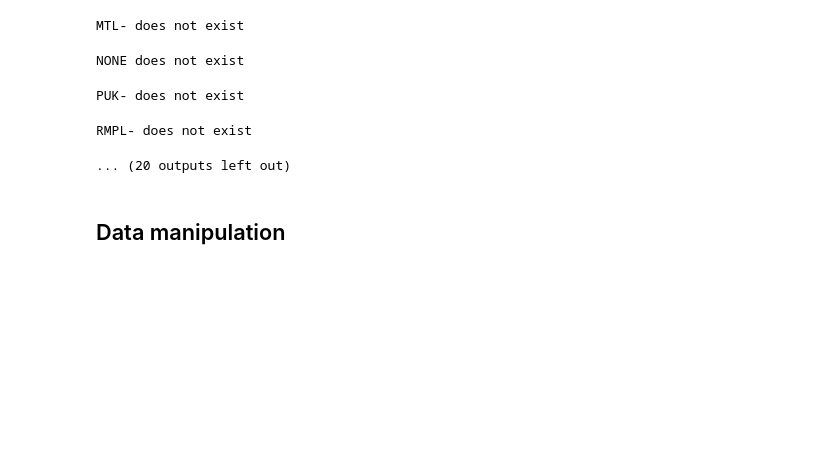
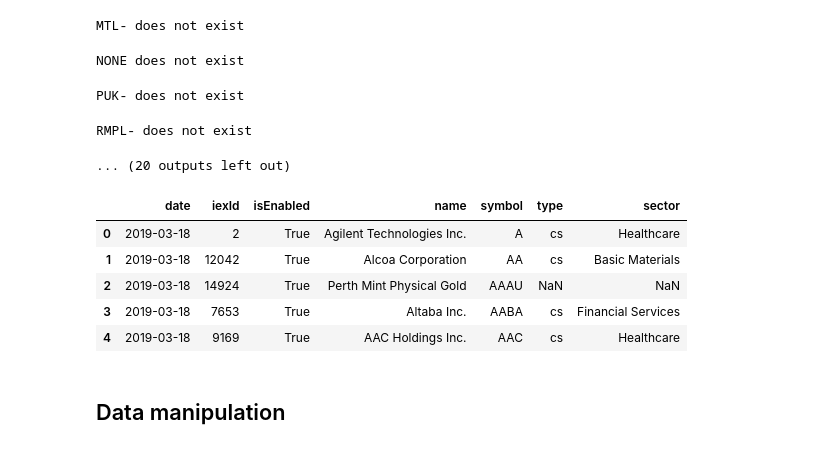
Before and after one commit to NumEconCopenhagen/projects-2019-wms, a Jupyter notebook: dataproject/dataProject.ipynb, the cells around one changed output. Saved outputs shown, nothing was run; the diff lists cells and outputs as text; code cells hidden in the pictures; blank space fills up the shorter version.

```diff
--- a/dataproject/dataProject.ipynb
+++ b/dataproject/dataProject.ipynb
@@ -123,6 +123,15 @@ df_sect=df_sect.rename(columns={0 : 'sector'}) #renaming col
 
 #Merging onto df_ticker
 df_ticker=pd.merge(df_ticker, df_sect, how='left',  left_on=df_ticker['symbol'], right_index=True)
+# %%
+df_ticker.head()
+# %% [output]
+|  | date | iexId | isEnabled | name | symbol | type | sector |
+| 0 | 2019-03-18 | 2 | True | Agilent Technologies Inc. | A | cs | Healthcare |
+| 1 | 2019-03-18 | 12042 | True | Alcoa Corporation | AA | cs | Basic Materials |
+| 2 | 2019-03-18 | 14924 | True | Perth Mint Physical Gold | AAAU | NaN | NaN |
+| 3 | 2019-03-18 | 7653 | True | Altaba Inc. | AABA | cs | Financial Services |
+| 4 | 2019-03-18 | 9169 | True | AAC Holdings Inc. | AAC | cs | Healthcare |
 # %%
 #exporting
 #df_close.to_csv('df_close.csv', sep=';', index=True)
```
Also changed, not shown: parts of 3 cells of this notebook.
